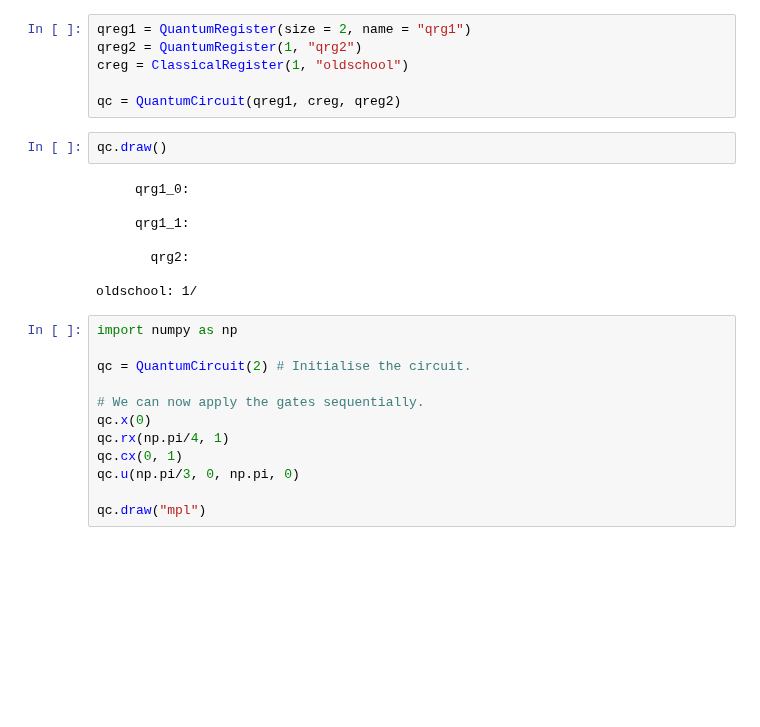
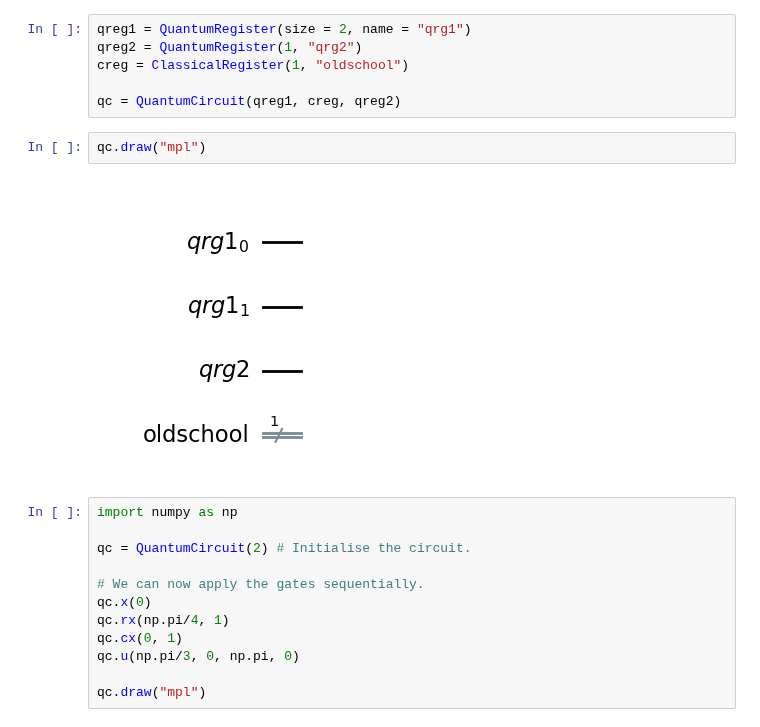
Before and after one commit to dtrad/QuantumComputing, a Jupyter notebook: QBookMLOptim/Chapter02/Chapter_02_Qiskit_code.ipynb, the cells around one changed output. Drawn from its saved outputs; the diff is of its cells as text; blank space fills up the shorter version.

```diff
--- a/QBookMLOptim/Chapter02/Chapter_02_Qiskit_code.ipynb
+++ b/QBookMLOptim/Chapter02/Chapter_02_Qiskit_code.ipynb
@@ -15,15 +15,9 @@ creg = ClassicalRegister(1, "oldschool")
 
 qc = QuantumCircuit(qreg1, creg, qreg2)
 # %%
-qc.draw()
+qc.draw("mpl")
 # %% [output]
-     qrg1_0:
-
-     qrg1_1:
-
-       qrg2:
-
-oldschool: 1/
+[figure, added]
 # %%
 import numpy as np
 
```
Also changed, not shown: parts of 8 cells of this notebook.
